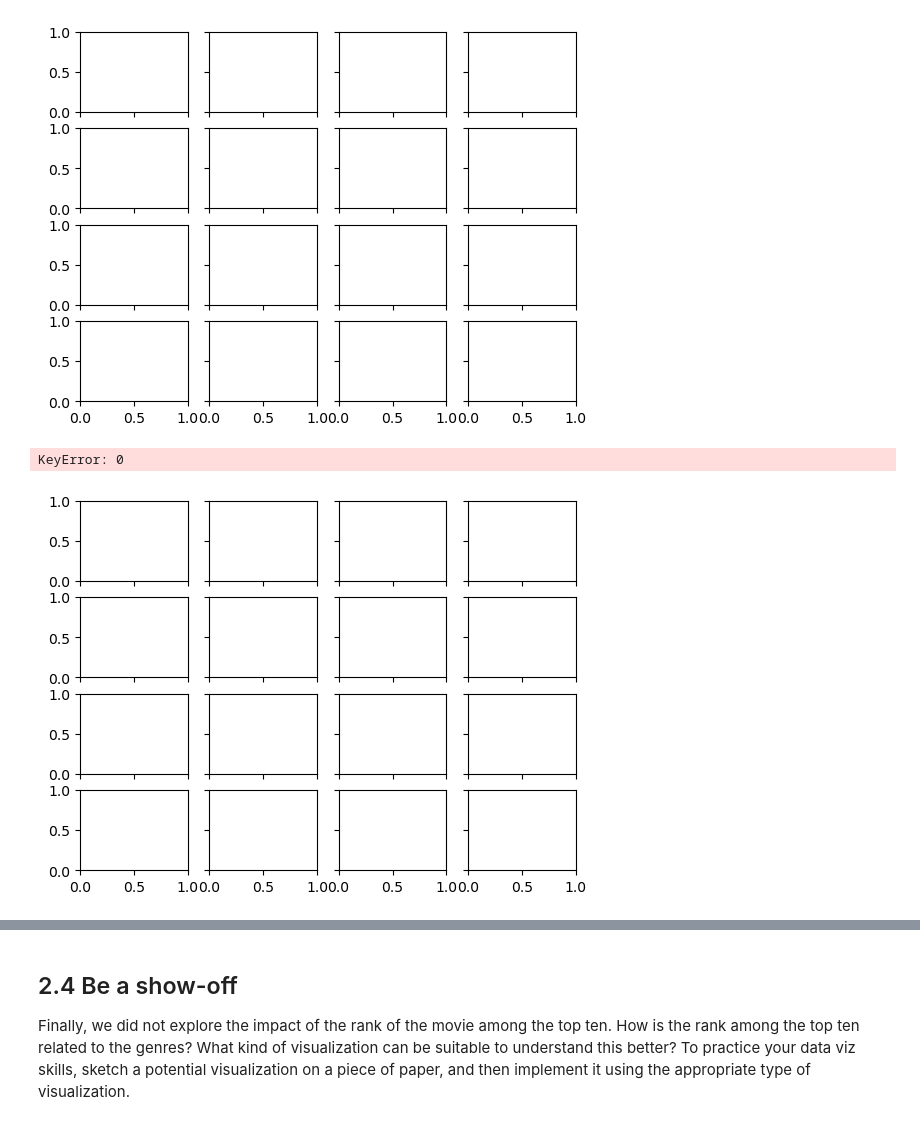
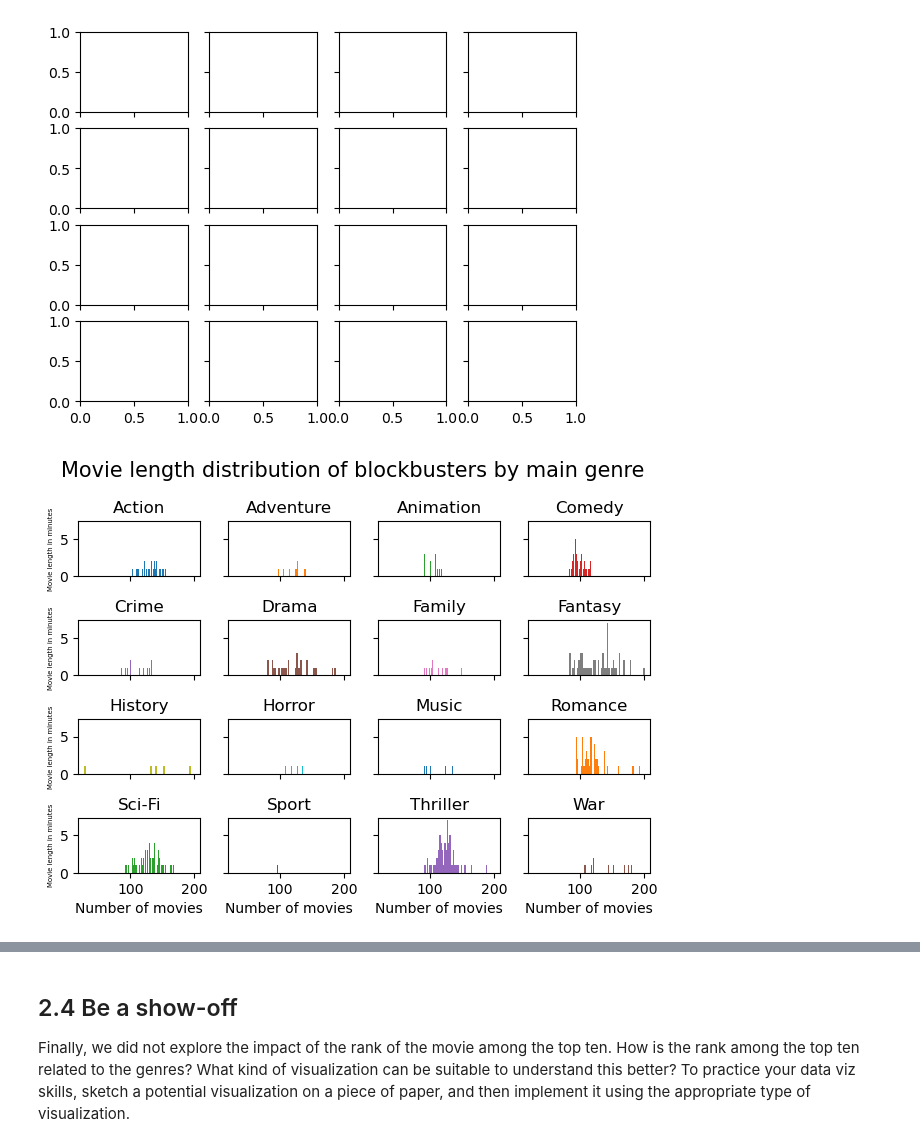
Before and after one commit to CamilleDelgrange/2022, a Jupyter notebook: Tutorials/02 - Data viz and data from the web/Becoming a DataVizard exercise.ipynb, the cells around one changed output, grey strips where cells are left out. Cells and saved outputs as stored; diff of their text form; code cells hidden in the pictures.

```diff
--- a/Tutorials/02 - Data viz and data from the web/Becoming a DataVizard exercise.ipynb
+++ b/Tutorials/02 - Data viz and data from the web/Becoming a DataVizard exercise.ipynb
@@ -311,17 +339,25 @@ print(len(axes.reshape(-1)))
 # %%
 # Write your code to make 4x4 panel here
 # using the variable axs for multiple Axes
+colors = plt.rcParams["axes.prop_cycle"]()
 fig, axes = plt.subplots(4, 4, sharex=True, sharey=True)
-axes = np.array(axes)
-for i, ax in enumerate(axes.reshape(-1)):
-    ax.hist(stats_by_genre, bins = 100)
-    ax.set_ylabel(f'Subplot: {i}')
-fig.xlabel('Movie length in minutes')
-fig.ylabel('Number of movies')
-fig.title('Histogram length distribution of blockbusters by main genres');
+axes = axes.ravel()
+for idx, ax in enumerate(axes):
+    # Get the next color from the cycler
+    c = next(colors)["color"]
+    ax.hist(stats_by_genre.values[idx], bins = 50, color=c, label=idx)
+    ax.set_title(stats_by_genre.index[idx])
+    ax.set_ylabel('Movie length in minutes', fontsize=5)
+    ax.set_xlabel('Number of movies', fontsize=10)
+# Hide x labels and tick labels for top plots and y ticks for right plots.
+for ax in axes.flat:
+    ax.label_outer()
+# Title for subplots:
+fig.suptitle('Movie length distribution of blockbusters by main genre', fontsize=15)
+plt.tight_layout()
+fig.show()
 # %% [output]
-KeyError: 0
-[figure, old version]
+[figure, new version]
 # %%
 # Write your interpretation here
 # %% [markdown]
```
Also changed, not shown: parts of 2 cells of this notebook.
